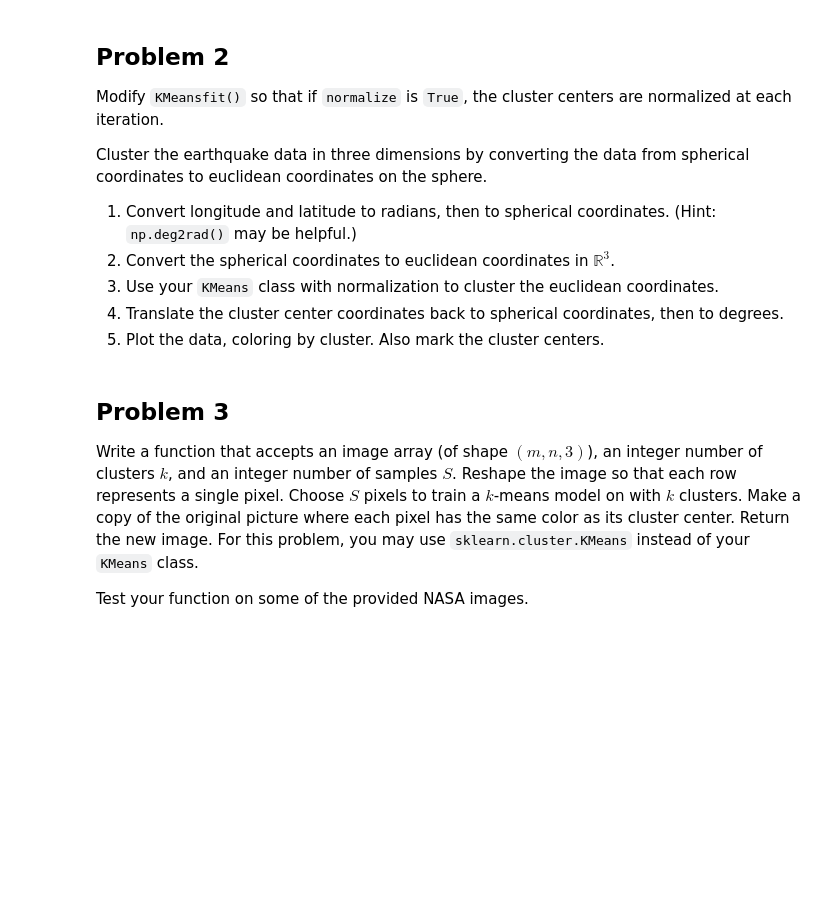
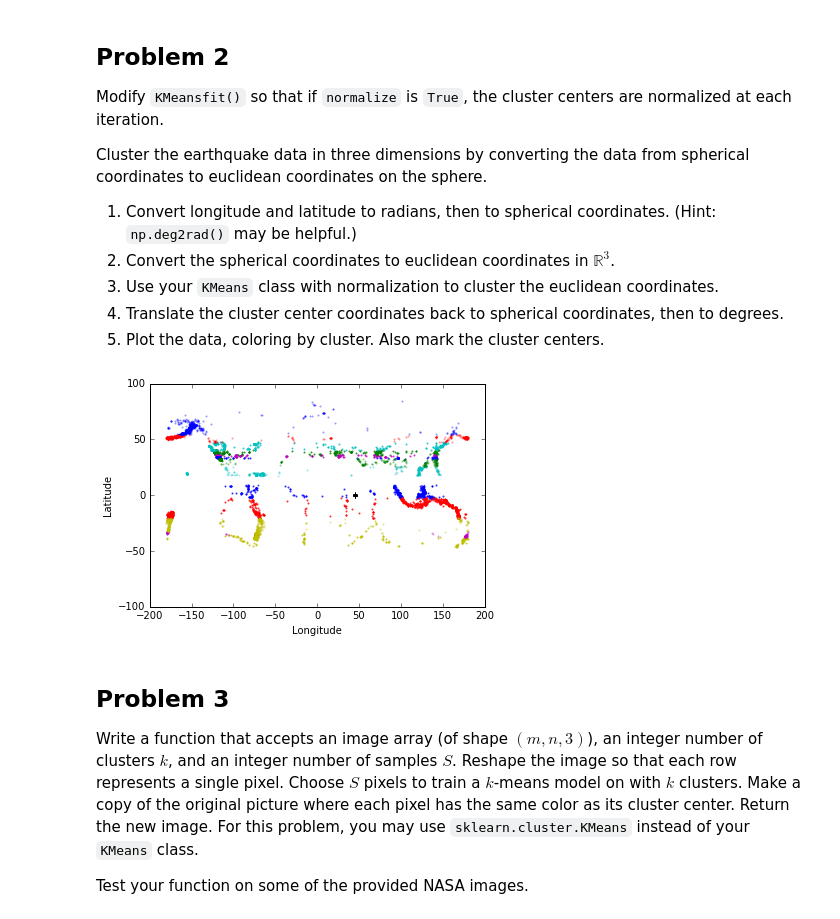
Before and after one commit to mattschaelling/acme_vol3, a Jupyter notebook: KMeansClustering/kmeans_clustering.ipynb, the cells around one changed output. Saved outputs shown, nothing was run; the diff lists cells and outputs as text; code cells hidden in the pictures; blank space fills up the shorter version.

```diff
--- a/KMeansClustering/kmeans_clustering.ipynb
+++ b/KMeansClustering/kmeans_clustering.ipynb
@@ -87,6 +131,49 @@ Cluster the earthquake data in three dimensions by converting the data from sphe
 4. Translate the cluster center coordinates back to spherical coordinates, then to degrees.
 5. Plot the data, coloring by cluster.
 Also mark the cluster centers.
+# %%
+def long_lat_to_euclidean(X):
+    X = np.deg2rad(X)
+    theta = np.pi*X[:,0]/180.
+    phi = np.pi*(90 - X[:,1])/180.
+    euclidean = np.zeros((X.shape[0],3))
+    euclidean[:,0] = np.sin(phi)*np.cos(theta) # x coordinate
+    euclidean[:,1] = np.sin(phi)*np.sin(phi)   # y coordinate
+    euclidean[:,2] = np.cos(phi)               # z coordinate
+    return euclidean
+
+def euclidean_to_long_lat(X):
+    phi = np.arccos(X[:,2])
+    theta = np.arctan2(X[:,1],X[:,0])
+    long_lat = np.zeros((X.shape[0],2))
+    long_lat[:,0] = 180*theta/np.pi
+    long_lat[:,1] = 90. - (180*phi/np.pi)
+    return long_lat
+
+earthquakes = np.load('earthquake_coordinates.npy')
+euclidean = long_lat_to_euclidean(earthquakes)
+kmeans2 = KMeans(n_clusters=15, normalize=True)
+kmeans2.fit(euclidean)
+centers = euclidean_to_long_lat(kmeans2.centers)
+cluster_assignments = kmeans2.cluster_assignments
+colors = ['b', 'g', 'r', 'c', 'm', 'y', 'w']*3
+
+for k in range(15):
+    if k < 8:
+        plt.scatter(earthquakes[cluster_assignments == k][:,0],
+                    earthquakes[cluster_assignments == k][:,1],
+                    alpha=.8, linewidths=0, c=colors[k], s=4)
+    else:
+        plt.scatter(earthquakes[cluster_assignments == k][:,0],
+                    earthquakes[cluster_assignments == k][:,1],
+                    alpha=.4, linewidths=0, c=colors[k], s=4)
+    plt.scatter(centers[k,0], centers[k,1], marker='+', c='k')
+
+plt.xlabel("Longitude")
+plt.ylabel("Latitude")
+plt.show()
+# %% [output]
+[figure, added]
 # %% [markdown]
 ## Problem 3
 
```
Also changed, not shown: parts of 4 cells of this notebook, 1 other file.
